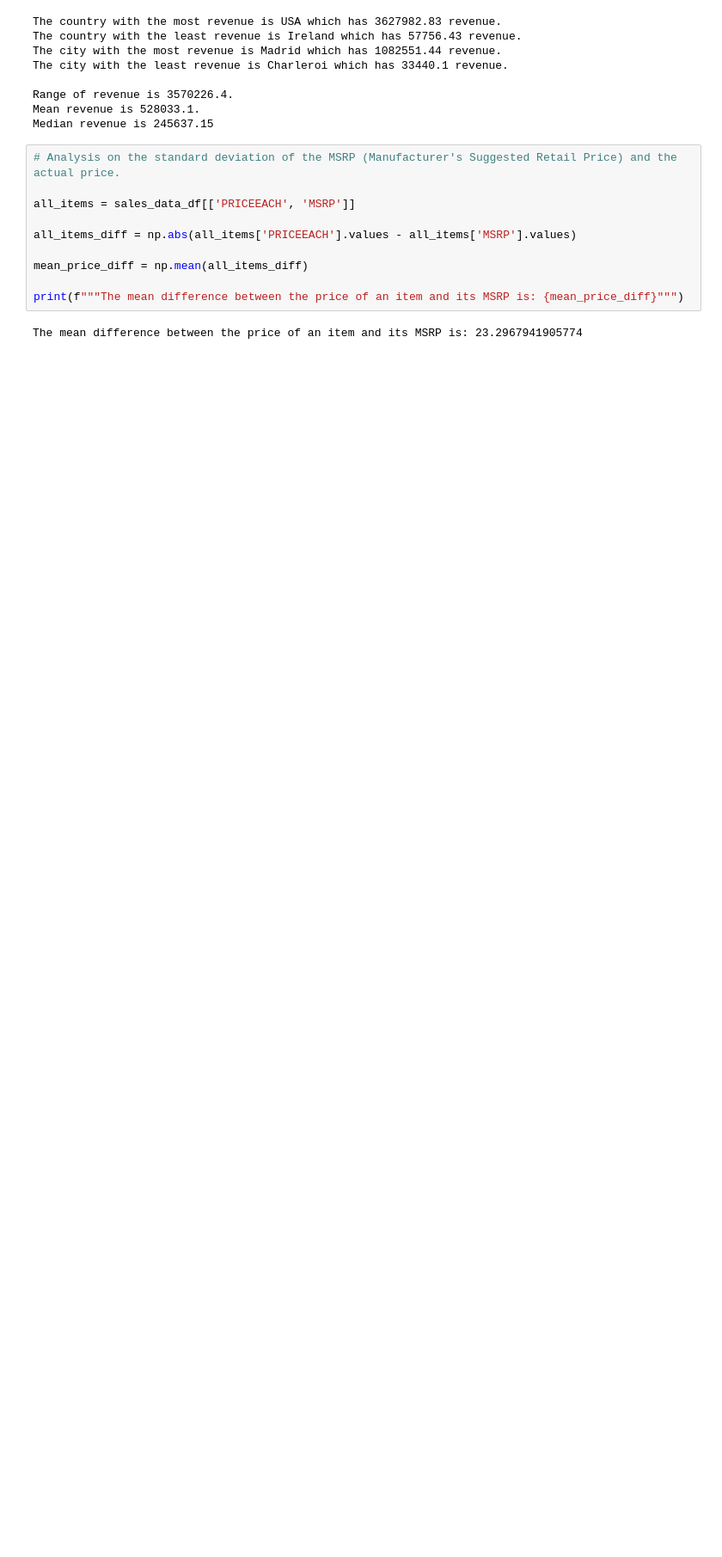
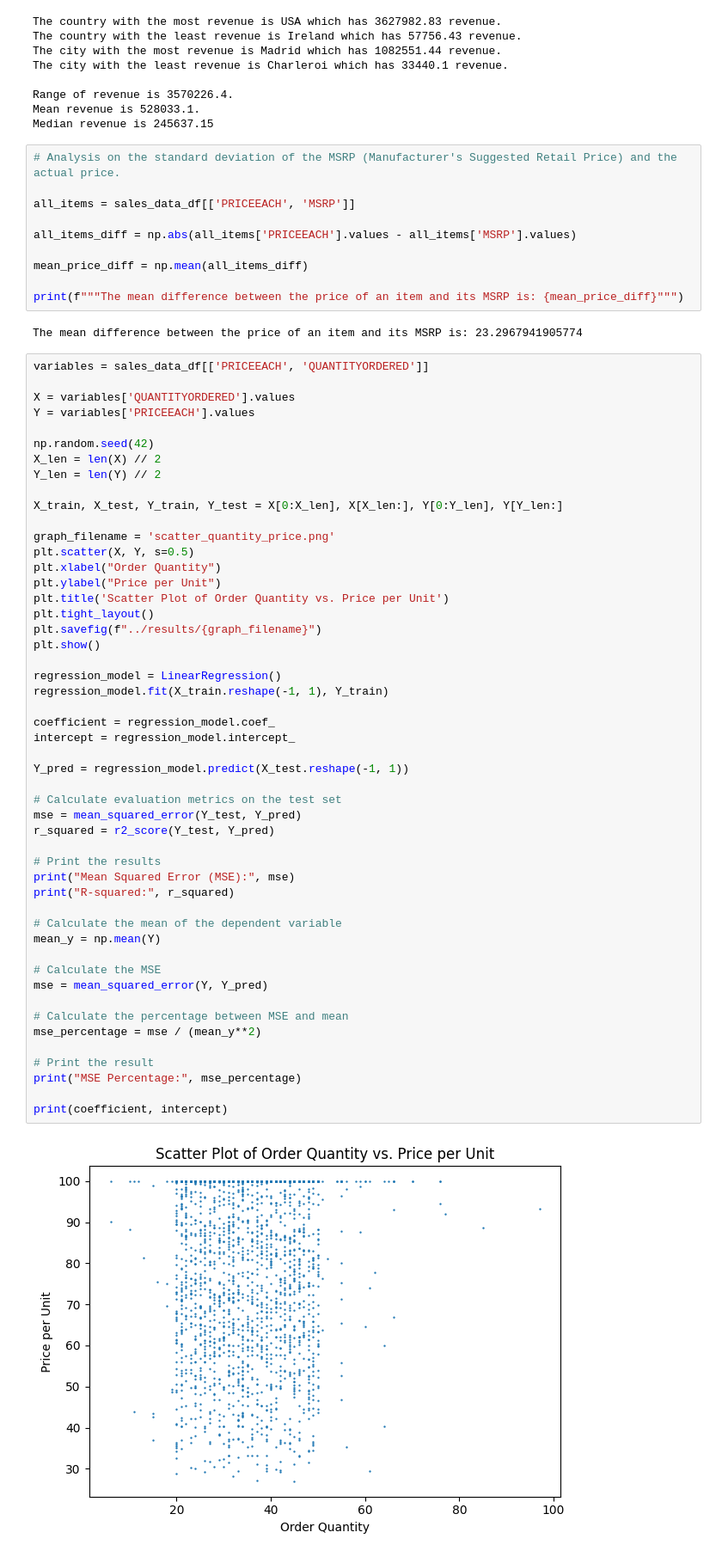
Before and after one commit to ydusf/sales-data-analysis, a Jupyter notebook: analysis/main.ipynb, the cells around one changed output. Shown at 86% size. Drawn from its saved outputs; the diff is of its cells as text; blank space fills up the shorter version.

Commit message:
regression analysis sort of working; graphs upload

```diff
--- a/analysis/main.ipynb
+++ b/analysis/main.ipynb
@@ -333,3 +306,55 @@ mean_price_diff = np.mean(all_items_diff)
 print(f"""The mean difference between the price of an item and its MSRP is: {mean_price_diff}""")
 # %% [output]
 The mean difference between the price of an item and its MSRP is: 23.2967941905774
+# %%
+variables = sales_data_df[['PRICEEACH', 'QUANTITYORDERED']]
+
+X = variables['QUANTITYORDERED'].values
+Y = variables['PRICEEACH'].values
+
+np.random.seed(42)
+X_len = len(X) // 2
+Y_len = len(Y) // 2
+
+X_train, X_test, Y_train, Y_test = X[0:X_len], X[X_len:], Y[0:Y_len], Y[Y_len:]
+
+graph_filename = 'scatter_quantity_price.png'
+plt.scatter(X, Y, s=0.5)
+plt.xlabel("Order Quantity")
+plt.ylabel("Price per Unit")
+plt.title('Scatter Plot of Order Quantity vs. Price per Unit')
+plt.tight_layout()
+plt.savefig(f"../results/{graph_filename}")
+plt.show()
+
+regression_model = LinearRegression()
+regression_model.fit(X_train.reshape(-1, 1), Y_train)
+
+coefficient = regression_model.coef_
+intercept = regression_model.intercept_
+
+Y_pred = regression_model.predict(X_test.reshape(-1, 1))
+
+# Calculate evaluation metrics on the test set
+mse = mean_squared_error(Y_test, Y_pred)
+r_squared = r2_score(Y_test, Y_pred)
+
+# Print the results
+print("Mean Squared Error (MSE):", mse)
+print("R-squared:", r_squared)
+
+# Calculate the mean of the dependent variable
+mean_y = np.mean(Y)
+
+# Calculate the MSE
+mse = mean_squared_error(Y, Y_pred)
+
+# Calculate the percentage between MSE and mean
+mse_percentage = mse / (mean_y**2)
+
+# Print the result
+print("MSE Percentage:", mse_percentage)
+
+print(coefficient, intercept)
+# %% [output]
+[figure, added]
```
Also changed, not shown: parts of 7 cells of this notebook, 5 other files.
